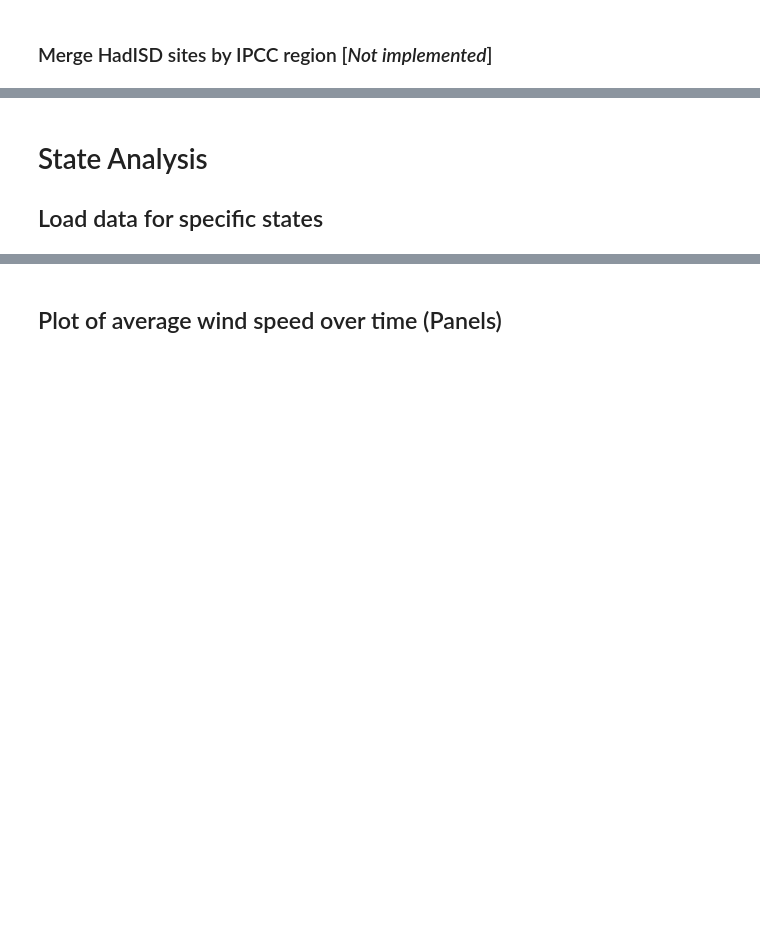
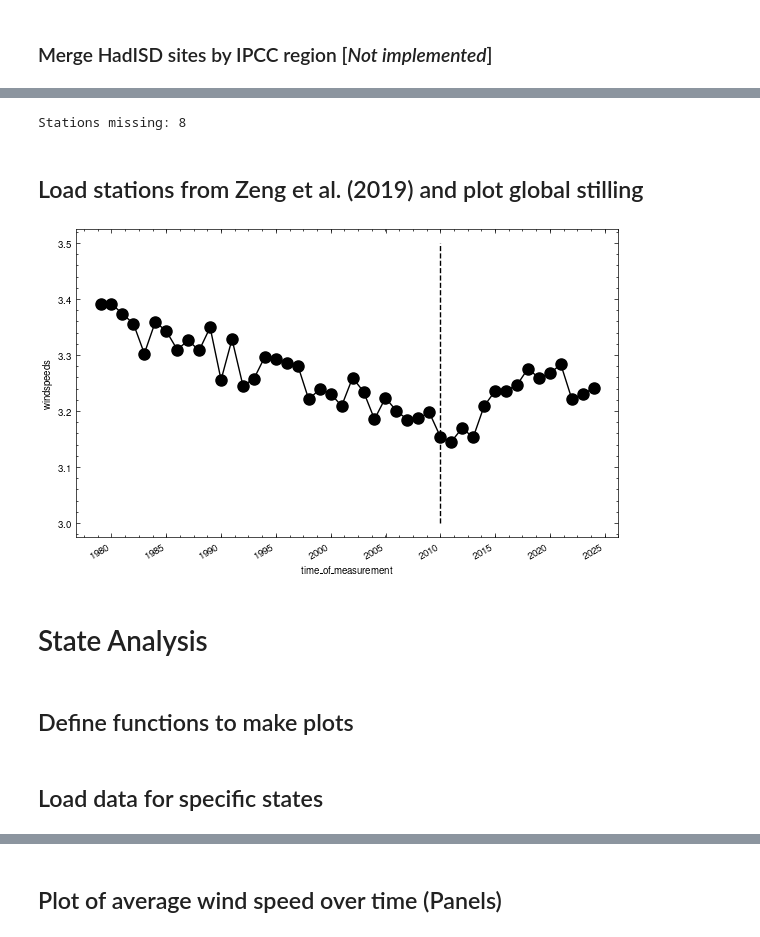
Before and after one commit to ivalencius/wind-analysis, a Jupyter notebook: scripts/HadISD_analysis.ipynb, the cells around one changed output, grey strips where cells are left out. Saved outputs shown, nothing was run; the diff lists cells and outputs as text; code cells hidden in the pictures; blank space fills up the shorter version.

Commit message:
Added support for plotting and Kriging

```diff
--- a/scripts/HadISD_analysis.ipynb
+++ b/scripts/HadISD_analysis.ipynb
@@ -164,0 +161,62 @@ for key in trange(len(states), desc="Masking States and Extracting Data"):
+# %%
+zeng = pd.read_excel("../data/Zeng_data/Zeng_sup_data_2.xlsx")
+metadata = pd.read_table(
+    "../data/HadISD/hadisd_station_info_v331_202309p.txt",
+    delim_whitespace=True,
+    header=None,
+    names=["station", "lats", "lons", "elev (m)"]
+)
+merge_keys = ["lats", "lons", "elev (m)"]
+
+merged = zeng.merge(metadata, on=merge_keys, how='outer', indicator=True)
+# Stations with a match
+match = merged[merged['_merge'] == 'both']
+# Get all rows in zeng without a match
+no_match = merged[merged['_merge'] == 'left_only']
+metadata_no_match = merged[merged['_merge'] == 'right_only']
+# 302 bad stations, 299 unique lon indices
+match2 = pd.merge_asof(
+    no_match.sort_values('lats'), metadata_no_match.sort_values('lats'), on='lats'
+)
+# Drop duplicates (2 stations not matched)
+match2 = match2.drop_duplicates(keep='first')
+# Get all station ids
+zeng_ids = np.concatenate((match['station'].values, match2['station_y'].values))
+zeng_ids = np.unique(zeng_ids)
+print(f'Stations missing: {len(zeng)-len(zeng_ids)}')
+
+# Load all station files
+files = glob('../data/HadISD/raw/*.nc')
+# Filter station files to only include stations within the state
+good_files = [
+    f for f in files if f.split('_')[-1][:-3] in zeng_ids
+]
+# Load all station data for the state
+with parallel_config(backend='threading', n_jobs=8):
+    xr_processed = Parallel()(
+        delayed(load_file)(f) for f in good_files
+    )
+    ds = xr.concat(xr_processed, dim="station_id")
+    ds.to_netcdf('../data/HadISD/Zeng_2019.nc')
+# %% [output]
+Stations missing: 8
+# %% [markdown]
+## Load stations from Zeng et al. (2019) and plot global stilling
+# %%
+z_r = xr.open_dataset('../data/HadISD/Zeng_2019.nc', chunks={"time": 1000})
+z = z_r.where((z_r >= 0).compute())
+z_1Y = z.resample(time="1Y").mean()
+z_1978 = z_1Y.sel(time=slice("1978-01-01", None))
+
+fig, ax = plt.subplots(1, 1, figsize=(7, 4))
+# for station in tqdm(z_1Y['station_id']):
+#     z_1Y.sel(station_id=station)['windspeeds'].plot(ax=ax, alpha=0.01, color='k')
+z_1978.mean("station_id")['windspeeds'].plot(ax=ax, color='k', marker='o', markersize=8)
+ax.vlines(z_1978.time[31], ymin=3, ymax=3.5, color='k', linestyles='--')
+plt.show()
+# %% [output]
+[figure, added]
+# %% [markdown]
+# State Analysis
+# %% [markdown]
+## Define functions to make plots
@@ -165,5 +378,4 @@ for key in trange(len(states), desc="Masking States and Extracting Data"):
 # %% [markdown]
-# State Analysis
 ## Load data for specific states
 # %%
 # For just Texas
```
Also changed, not shown: parts of 9 cells of this notebook, 12 other files.
